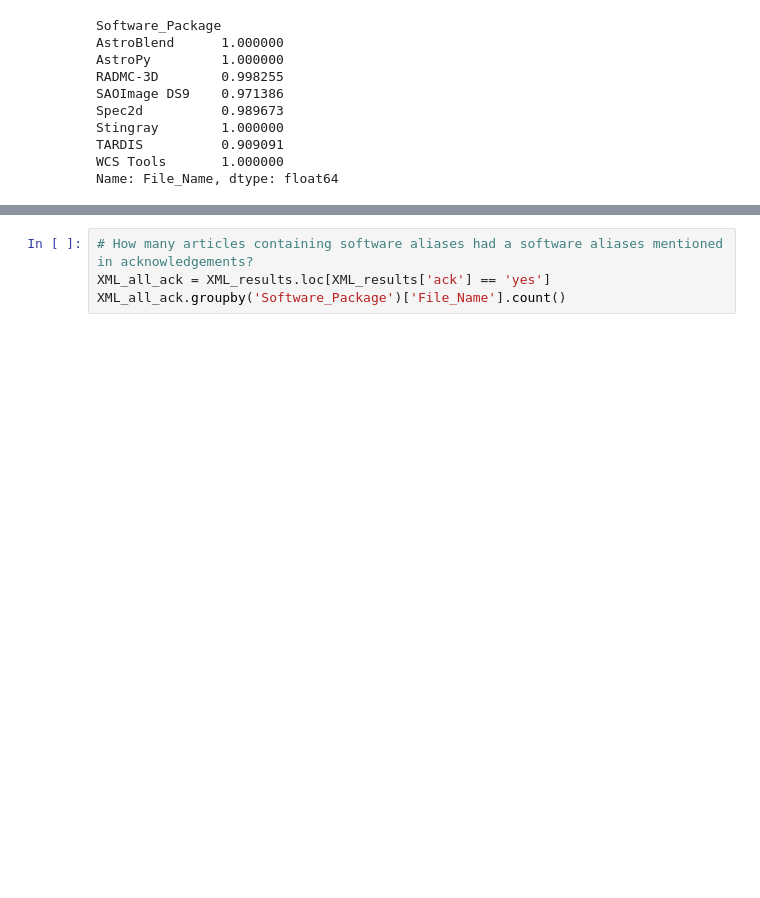
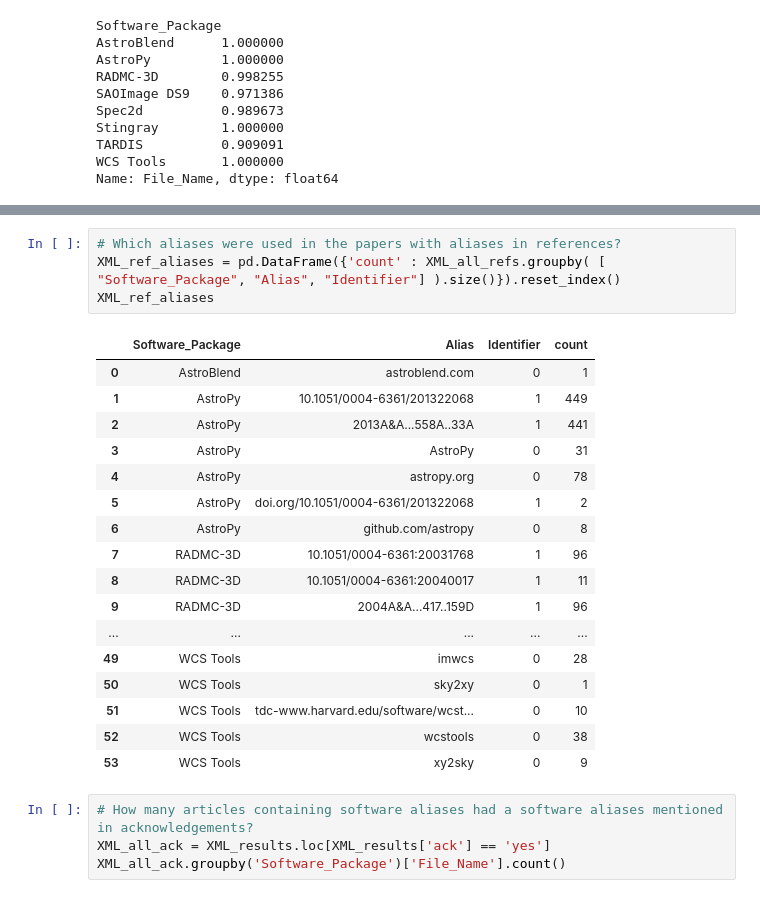
Before and after one commit to CfA-Library/Cite_Astro_Software, a Jupyter notebook: Citation_Study_2019/XML_ANALYSIS_022619.ipynb, the cells around one changed output, grey strips where cells are left out. Drawn from its saved outputs; the diff is of its cells as text; blank space fills up the shorter version.

Commit message:
Aliases found in refs

```diff
--- a/Citation_Study_2019/XML_ANALYSIS_022619.ipynb
+++ b/Citation_Study_2019/XML_ANALYSIS_022619.ipynb
@@ -314,3 +328,25 @@ Name: File_Name, dtype: float64
+# %%
+# Which aliases were used in the papers with aliases in references?
+XML_ref_aliases = pd.DataFrame({'count' : XML_all_refs.groupby( [ "Software_Package", "Alias", "Identifier"] ).size()}).reset_index()
+XML_ref_aliases
+# %% [output]
+|  | Software_Package | Alias | Identifier | count |
+| 0 | AstroBlend | astroblend.com | 0 | 1 |
+| 1 | AstroPy | 10.1051/0004-6361/201322068 | 1 | 449 |
+| 2 | AstroPy | 2013A&A...558A..33A | 1 | 441 |
+| 3 | AstroPy | AstroPy | 0 | 31 |
+| 4 | AstroPy | astropy.org | 0 | 78 |
+| 5 | AstroPy | doi.org/10.1051/0004-6361/201322068 | 1 | 2 |
+| 6 | AstroPy | github.com/astropy | 0 | 8 |
+| 7 | RADMC-3D | 10.1051/0004-6361:20031768 | 1 | 96 |
+| 8 | RADMC-3D | 10.1051/0004-6361:20040017 | 1 | 11 |
+| 9 | RADMC-3D | 2004A&A...417..159D | 1 | 96 |
+| ... | ... | ... | ... | ... |
+| 49 | WCS Tools | imwcs | 0 | 28 |
+| 50 | WCS Tools | sky2xy | 0 | 1 |
+| 51 | WCS Tools | tdc-www.harvard.edu/software/wcst... | 0 | 10 |
+| 52 | WCS Tools | wcstools | 0 | 38 |
+| 53 | WCS Tools | xy2sky | 0 | 9 |
 # %%
 # How many articles containing software aliases had a software aliases mentioned in acknowledgements?
 XML_all_ack = XML_results.loc[XML_results['ack'] == 'yes']
```
Also changed, not shown: parts of 1 cell of this notebook.
